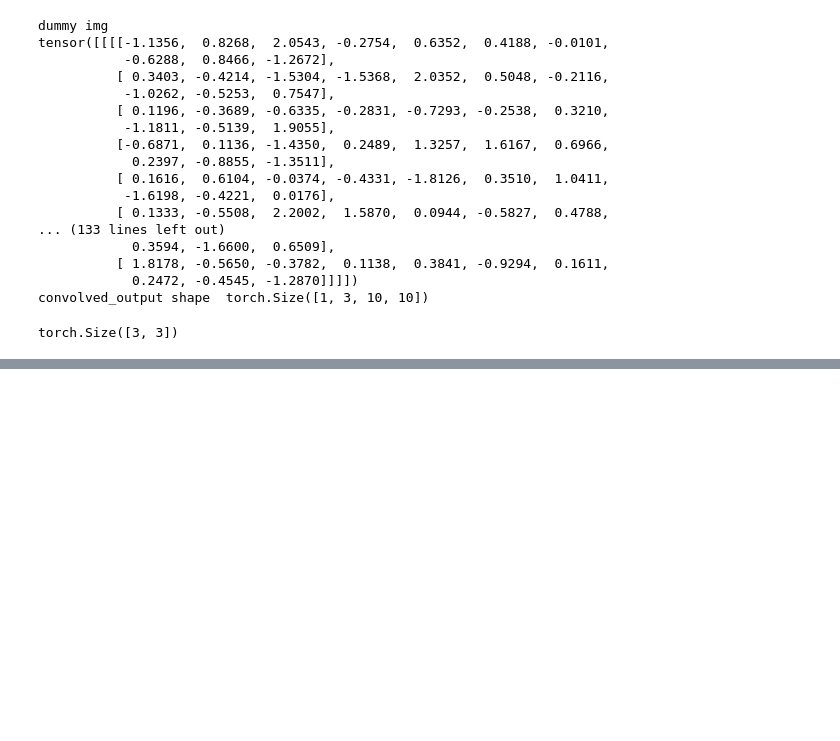
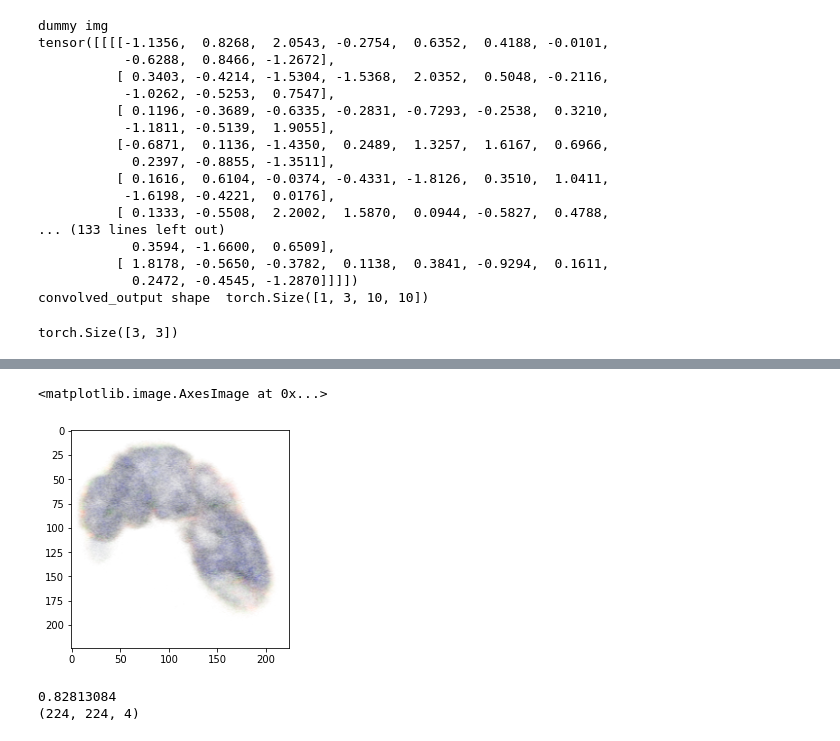
Before and after one commit to yuvaramsingh94/human_protein_atlas, a Jupyter notebook: code/initial_cell_segmentation.ipynb, the cells around one changed output, grey strips where cells are left out. Cells and saved outputs as stored; diff of their text form; code cells hidden in the pictures; blank space fills up the shorter version.

```diff
--- a/code/initial_cell_segmentation.ipynb
+++ b/code/initial_cell_segmentation.ipynb
@@ -628,0 +662,5 @@ torch.Size([3, 3])
+# %%
+plt.imshow(vv)
+# %% [output]
+<matplotlib.image.AxesImage at 0x...>
+[figure, added]
@@ -628,0 +669,6 @@ torch.Size([3, 3])
+# %%
+print(aug_single.max())
+print(aug_single.shape)
+# %% [output]
+0.82813084
+(224, 224, 4)
```
Also changed, not shown: parts of 10 cells of this notebook, 6 other files.
